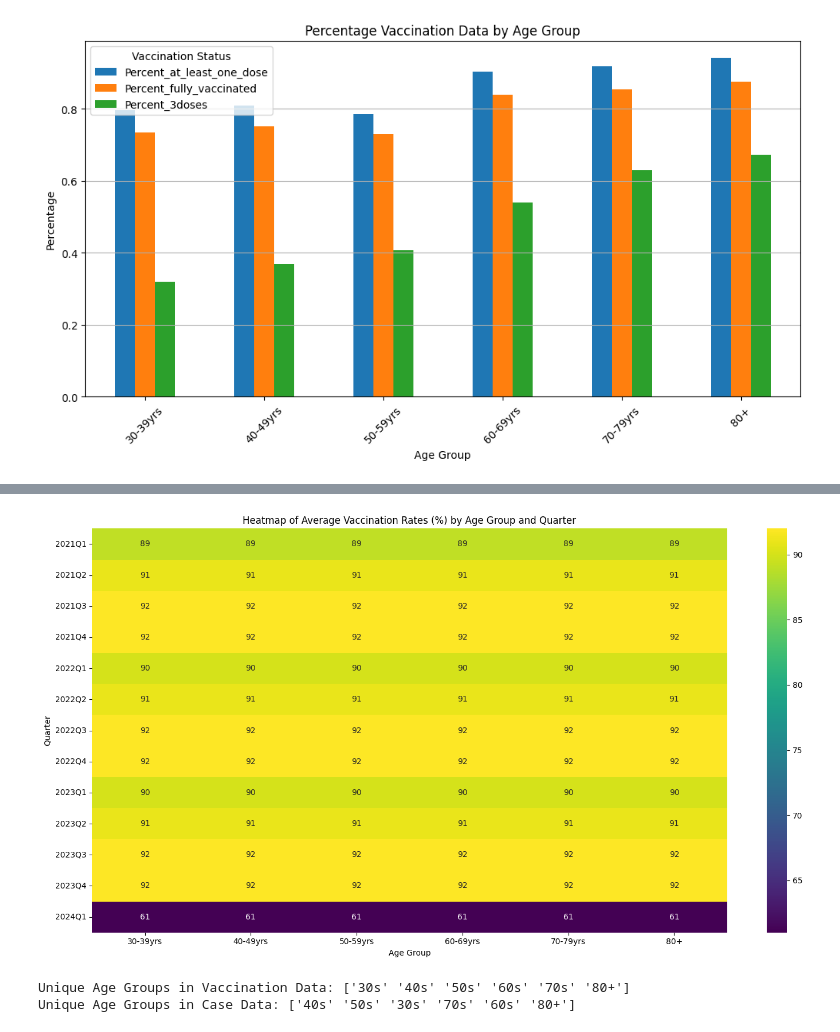
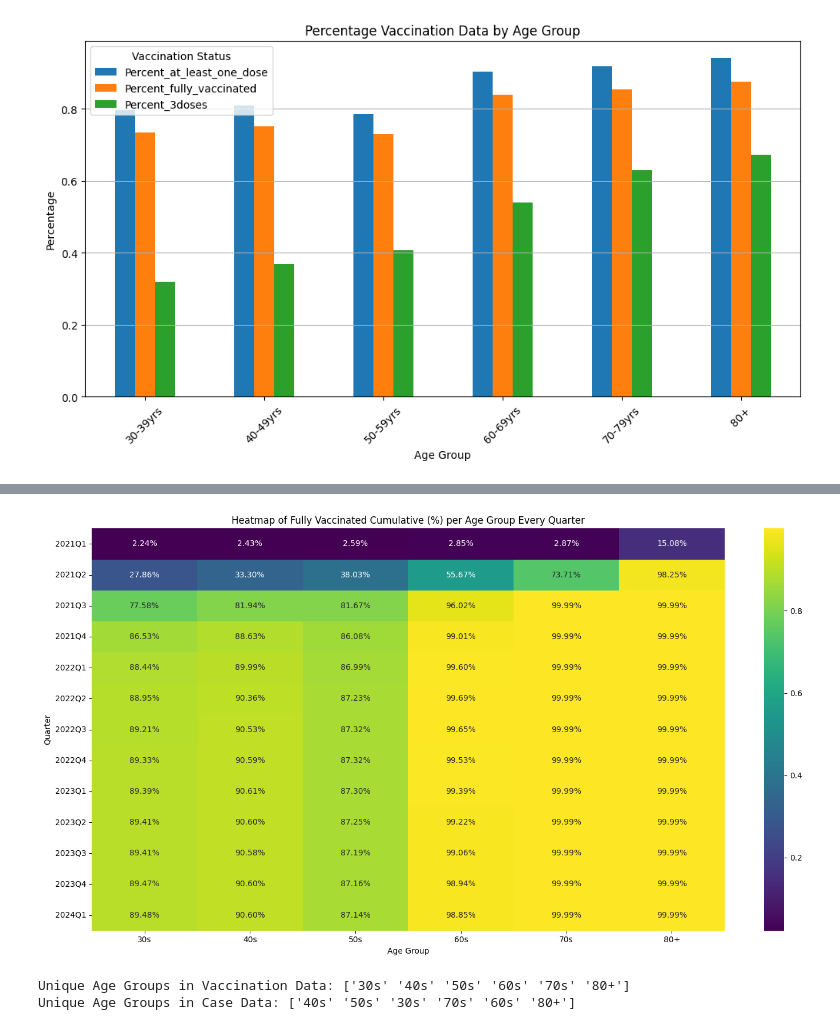
Before and after one commit to CoderMF/Data-Visualization-Project, a Jupyter notebook: CP321 Final Project.ipynb, the cells around one changed output, grey strips where cells are left out. Drawn from its saved outputs; the diff is of its cells as text; code cells hidden in the pictures.

```diff
--- a/CP321 Final Project.ipynb
+++ b/CP321 Final Project.ipynb
@@ -129,20 +138,22 @@ plt.show()
-# %%
-df['Quarter'] = df['Date'].dt.to_period('Q')
-quarter = df.groupby(['Agegroup', 'Quarter']).size().reset_index(name='Percent_fully_vaccinated')
-
-# Pivot the data for the heatmap, with quarters as rows and age groups as columns
-quarterly_pivot = quarter.pivot(index='Quarter', columns='Agegroup', values='Percent_fully_vaccinated').fillna(0)
-
-# Generate the heatmap for quarterly case counts
-plt.figure(figsize=(15, 8))
-sns.heatmap(quarterly_pivot, cmap='viridis', annot=True, fmt="d")
-plt.title('Heatmap of Average Vaccination Rates (%) by Age Group and Quarter')
-plt.xlabel('Age Group')
-plt.ylabel('Quarter')
-plt.tight_layout()
-plt.show()
-# %% [output]
-[figure, removed]
+# %%
+## Heatmap showcasing the percentage fully vaccinated people per age group every qaurter
+
+# fully_vaccinated_cumulative for each age group per quarter
+quarter_vacc = df.groupby(['Agegroup', 'Quarter'])['Percent_fully_vaccinated'].last().reset_index()
+
+# Pivot the data for the heatmap, with quarters as rows and age groups as columns
+quarterly_pivot = quarter_vacc.pivot(index='Quarter', columns='Agegroup', values='Percent_fully_vaccinated').fillna(0)
+
+# Generate the heatmap for quarterly vaccination rates
+plt.figure(figsize=(15, 8))
+sns.heatmap(quarterly_pivot, cmap='viridis', annot=True,fmt='.2%')  # Changed fmt to ".1f" for decimal formatting
+plt.title('Heatmap of Fully Vaccinated Cumulative (%) per Age Group Every Quarter')
+plt.xlabel('Age Group')
+plt.ylabel('Quarter')
+plt.tight_layout()
+plt.show()
+# %% [output]
+[figure, added]
 # %%
 # function to return matching age groups - Convert the first format ('30-39yrs') to the second format ('30s')
 def convert_age_group_format(age_group):
```
Also changed, not shown: parts of 4 cells of this notebook.
